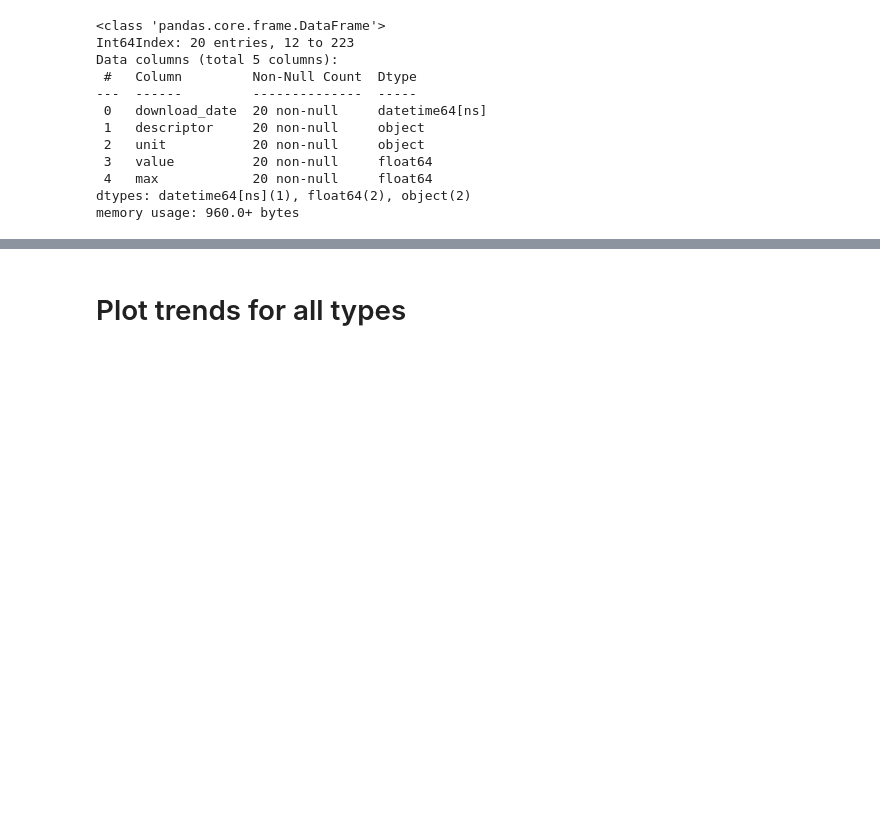
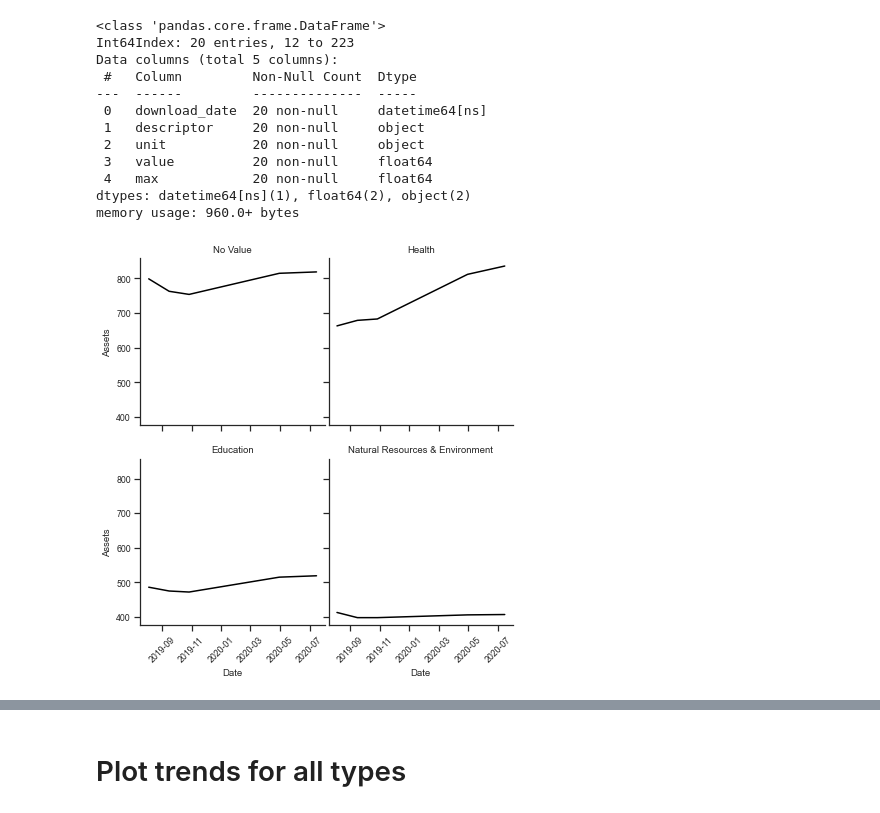
Before and after one commit to OpenDataLiteracy/WSL-AMF, a Jupyter notebook: assessment/code/Change-over-time.ipynb, the cells around one changed output, grey strips where cells are left out. Cells and saved outputs as stored; diff of their text form; code cells hidden in the pictures; blank space fills up the shorter version.

```diff
--- a/assessment/code/Change-over-time.ipynb
+++ b/assessment/code/Change-over-time.ipynb
@@ -162,4 +172,16 @@ Data columns (total 5 columns):
  4   max            20 non-null     float64
 dtypes: datetime64[ns](1), float64(2), object(2)
 memory usage: 960.0+ bytes
+# %%
+#Chart Major Categories
+sns.set(font_scale=0.8)
+with sns.axes_style("ticks"):
+    g = sns.FacetGrid(catsmajor, col="unit", margin_titles=True, col_wrap=2, height=3, aspect=1)
+g.map(sns.lineplot, "download_date", "value", color='#000000')
+g.set_axis_labels("Date", "Assets")
+g.set_xticklabels(rotation=45)
+g.set_titles('{col_name}')
+g.fig.subplots_adjust(wspace=.02, hspace=.2)
+# %% [output]
+[figure, added]
 # %%
```
Also changed, not shown: parts of 13 cells of this notebook, 2 other files.
